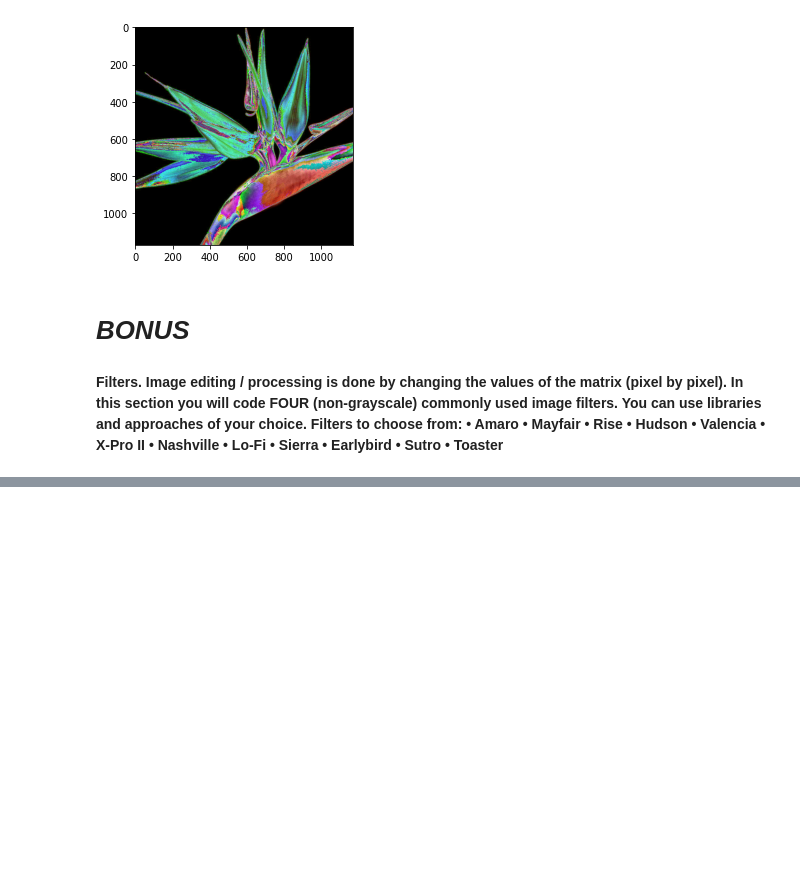
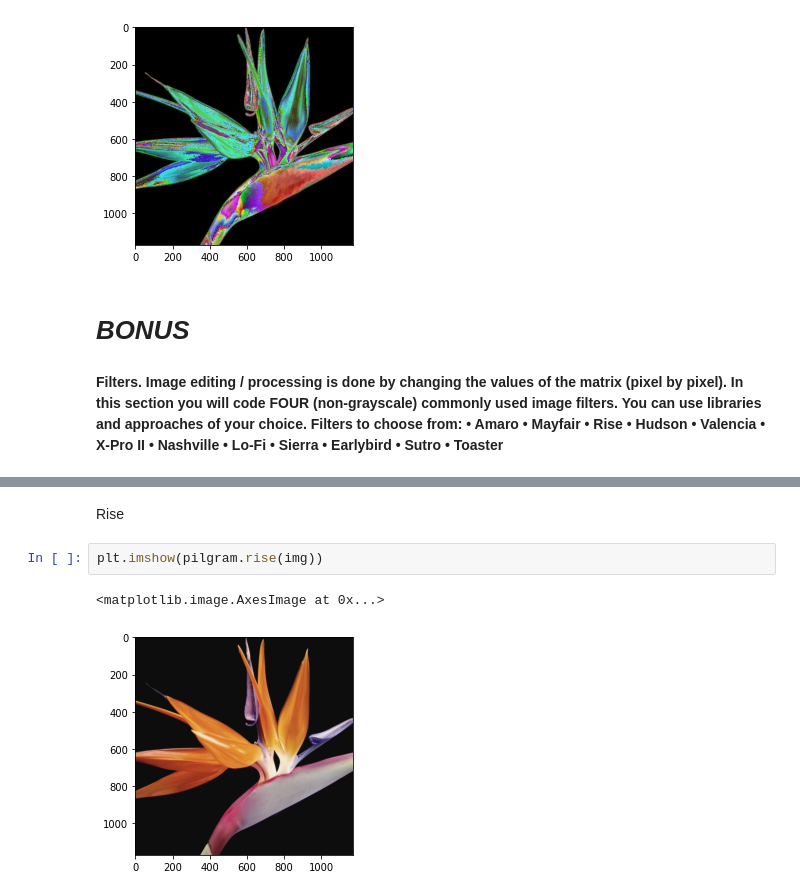
Before and after one commit to mpatrini7/DataLAB42, a Jupyter notebook: Week2/Week2.ipynb, the cells around one changed output, grey strips where cells are left out. Drawn from its saved outputs; the diff is of its cells as text; blank space fills up the shorter version.

```diff
--- a/Week2/Week2.ipynb
+++ b/Week2/Week2.ipynb
@@ -234,0 +251,7 @@ Filters to choose from: • Amaro • Mayfair • Rise
+# %% [markdown]
+Rise
+# %%
+plt.imshow(pilgram.rise(img))
+# %% [output]
+<matplotlib.image.AxesImage at 0x...>
+[figure, added]
```
Also changed, not shown: parts of 23 cells of this notebook.
